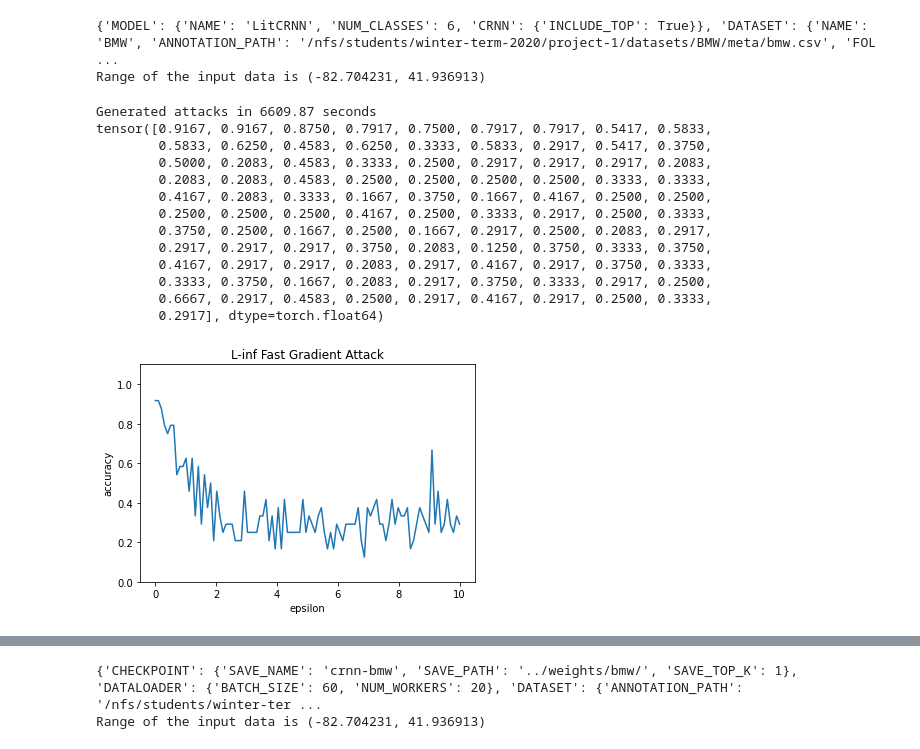
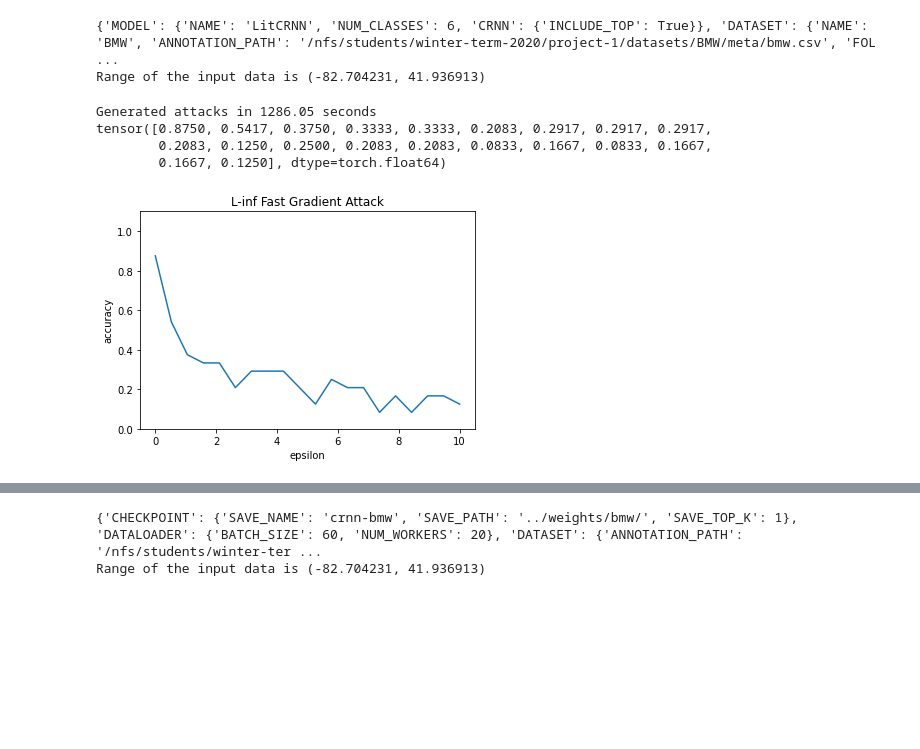
Before and after one commit to Vardanush/Robust-audio-classification, a Jupyter notebook: notebooks/foolbox_attacks.ipynb, the cells around one changed output, grey strips where cells are left out. Cells and saved outputs as stored; diff of their text form; code cells hidden in the pictures; blank space fills up the shorter version.

```diff
--- a/notebooks/foolbox_attacks.ipynb
+++ b/notebooks/foolbox_attacks.ipynb
@@ -174,7 +174,7 @@ def attack_model(project_dir, config_path, pretrained_path, title):
     attack.run = types.MethodType(_run, attack)
     attack.get_loss_fn = types.MethodType(_get_loss_fn, attack)
     attack.value_and_grad = types.MethodType(_value_and_grad, attack)
-    epsilons = np.linspace(0.0, 10, num=100)
+    epsilons = np.linspace(0.0, 10, num=20)
 
     start_time = time.perf_counter()
     raw, clipped, is_adv = attack(fmodel, clips, labels, epsilons=epsilons, original_lengths=lengths)
@@ -193,25 +221,16 @@ def attack_model(project_dir, config_path, pretrained_path, title):
 # %%
 # BMW (Compare the effect of label smoothing)
 title = 'bmw_no_ls_no_weight'
-config_path = 'logs/bmw/crnn_none_10fold_cv/version_9/hparams.yaml'
-pretrained_path = 'weights/bmw/crnn_none_10fold_cv/crnn-bmw-fold10-epoch=41-val_acc=0.967.ckpt'
+config_path = 'logs/bmw/crnn_none_10fold_cv/version_0/hparams.yaml'
+pretrained_path = 'weights/bmw/crnn_none_10fold_cv/crnn-bmw-fold1-epoch=33-val_acc=0.984.ckpt'
 attack_model(project_dir, config_path, pretrained_path, title)
 # %% [output]
 {'MODEL': {'NAME': 'LitCRNN', 'NUM_CLASSES': 6, 'CRNN': {'INCLUDE_TOP': True}}, 'DATASET': {'NAME': 'BMW', 'ANNOTATION_PATH': '/nfs/students/winter-term-2020/project-1/datasets/BMW/meta/bmw.csv', 'FOL ...
 Range of the input data is (-82.704231, 41.936913)
-Generated attacks in 6609.87 seconds
-tensor([0.9167, 0.9167, 0.8750, 0.7917, 0.7500, 0.7917, 0.7917, 0.5417, 0.5833,
-        0.5833, 0.6250, 0.4583, 0.6250, 0.3333, 0.5833, 0.2917, 0.5417, 0.3750,
-        0.5000, 0.2083, 0.4583, 0.3333, 0.2500, 0.2917, 0.2917, 0.2917, 0.2083,
-        0.2083, 0.2083, 0.4583, 0.2500, 0.2500, 0.2500, 0.2500, 0.3333, 0.3333,
-        0.4167, 0.2083, 0.3333, 0.1667, 0.3750, 0.1667, 0.4167, 0.2500, 0.2500,
-        0.2500, 0.2500, 0.2500, 0.4167, 0.2500, 0.3333, 0.2917, 0.2500, 0.3333,
-        0.3750, 0.2500, 0.1667, 0.2500, 0.1667, 0.2917, 0.2500, 0.2083, 0.2917,
-        0.2917, 0.2917, 0.2917, 0.3750, 0.2083, 0.1250, 0.3750, 0.3333, 0.3750,
-        0.4167, 0.2917, 0.2917, 0.2083, 0.2917, 0.4167, 0.2917, 0.3750, 0.3333,
-        0.3333, 0.3750, 0.1667, 0.2083, 0.2917, 0.3750, 0.3333, 0.2917, 0.2500,
-        0.6667, 0.2917, 0.4583, 0.2500, 0.2917, 0.4167, 0.2917, 0.2500, 0.3333,
-        0.2917], dtype=torch.float64)
+Generated attacks in 1286.05 seconds
+tensor([0.8750, 0.5417, 0.3750, 0.3333, 0.3333, 0.2083, 0.2917, 0.2917, 0.2917,
+        0.2083, 0.1250, 0.2500, 0.2083, 0.2083, 0.0833, 0.1667, 0.0833, 0.1667,
+        0.1667, 0.1250], dtype=torch.float64)
-[figure, old version]
+[figure, new version]
 # %%
 title = 'bmw_e=0.1_ls_no_weight'
```
Also changed, not shown: parts of 3 cells of this notebook, 5 other files.
